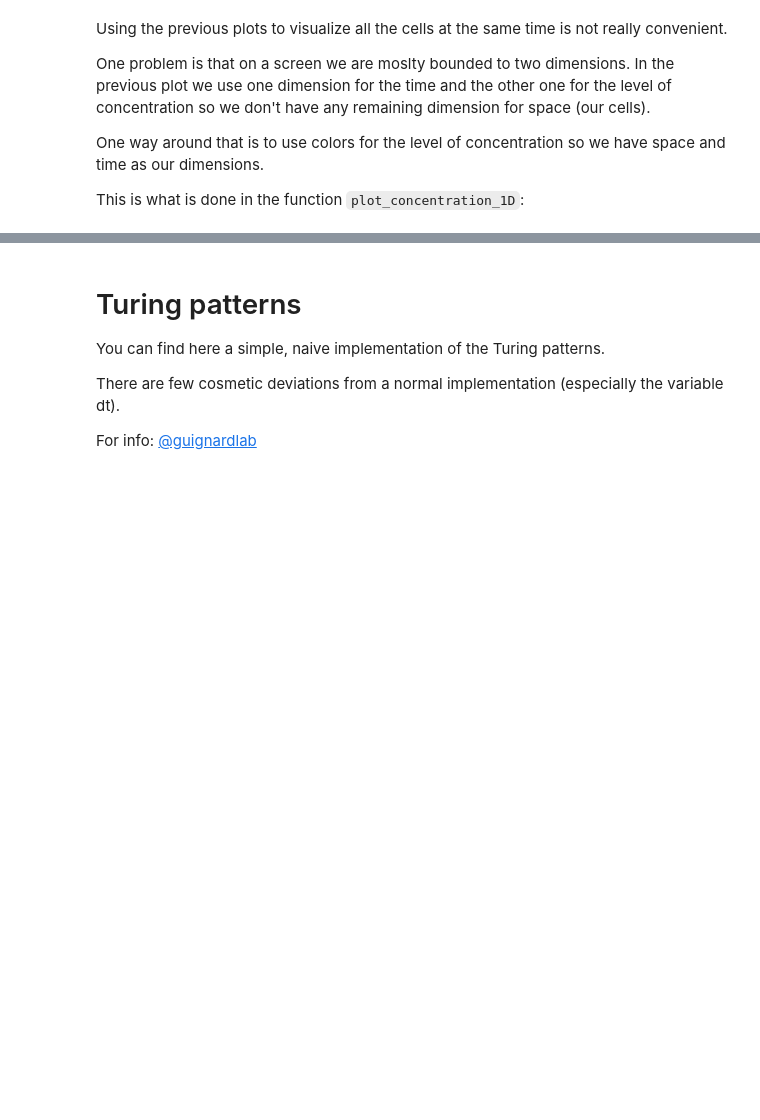
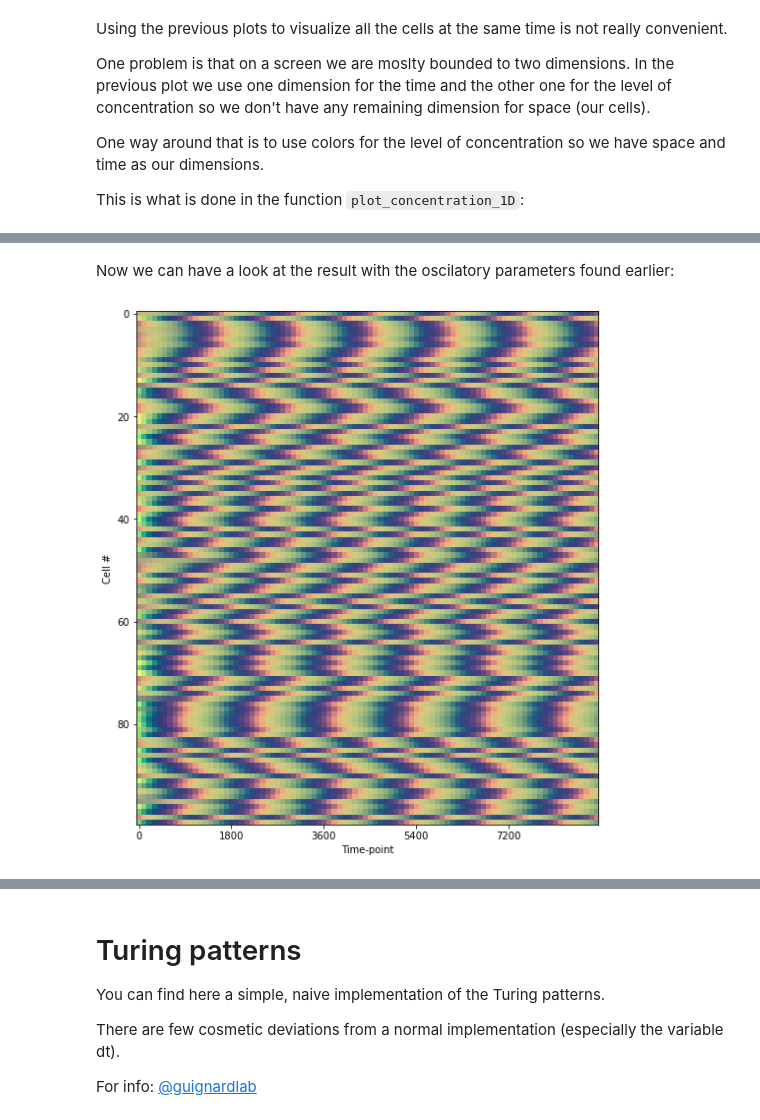
Before and after one commit to GuignardLab/CenTuri-Course, a Jupyter notebook: Turing-course.ipynb, the cells around one changed output, grey strips where cells are left out. Cells and saved outputs as stored; diff of their text form; code cells hidden in the pictures; blank space fills up the shorter version.

```diff
--- a/Turing-course.ipynb
+++ b/Turing-course.ipynb
@@ -1154,0 +1509,14 @@ plot_concentration_1D(A, step=300)
+# %% [markdown]
+Now we can have a look at the result with the oscilatory parameters found earlier:
+# %%
+A = np.zeros((size, n))
+I = np.zeros((size, n))
+np.random.seed(0)
+A[:, 0] = np.random.random(100)
+np.random.seed(1)
+I[:, 0] = np.random.random(100)
+A_osci, I_osci = answer_results(13, A=A, I=I, dt=.01, k=.05, tau=2, n=n)
+# %%
+plot_concentration_1D(A_osci, I_osci, step=100)
+# %% [output]
+[figure, added]
```
Also changed, not shown: parts of 60 cells of this notebook, 3 other files.
